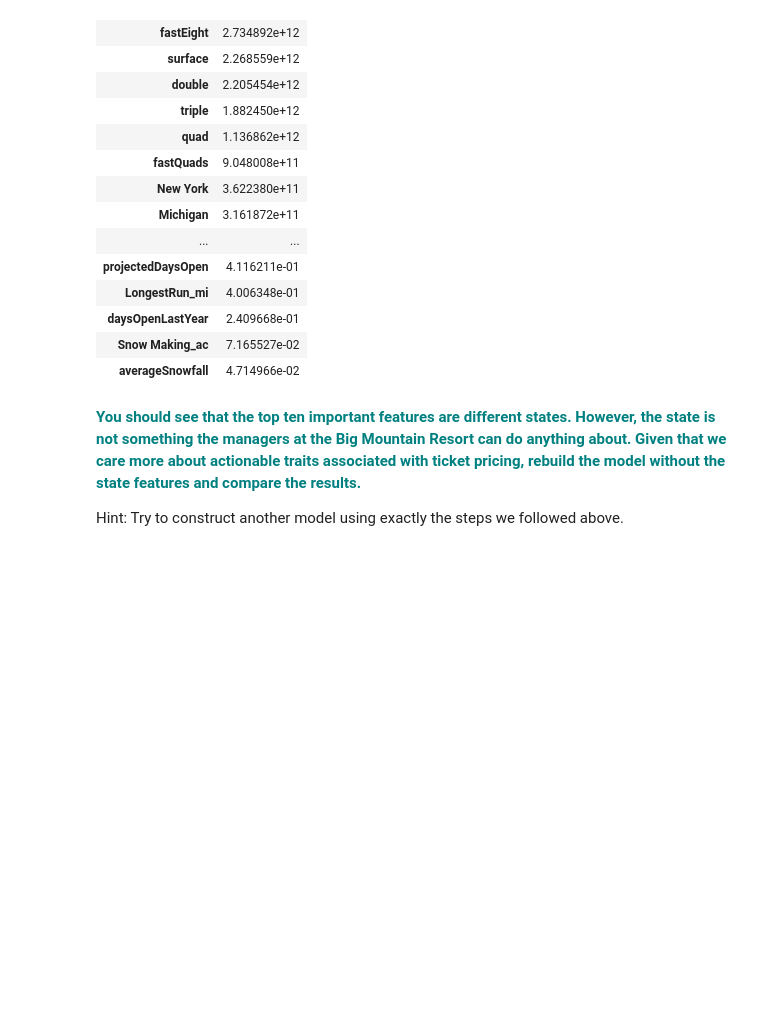
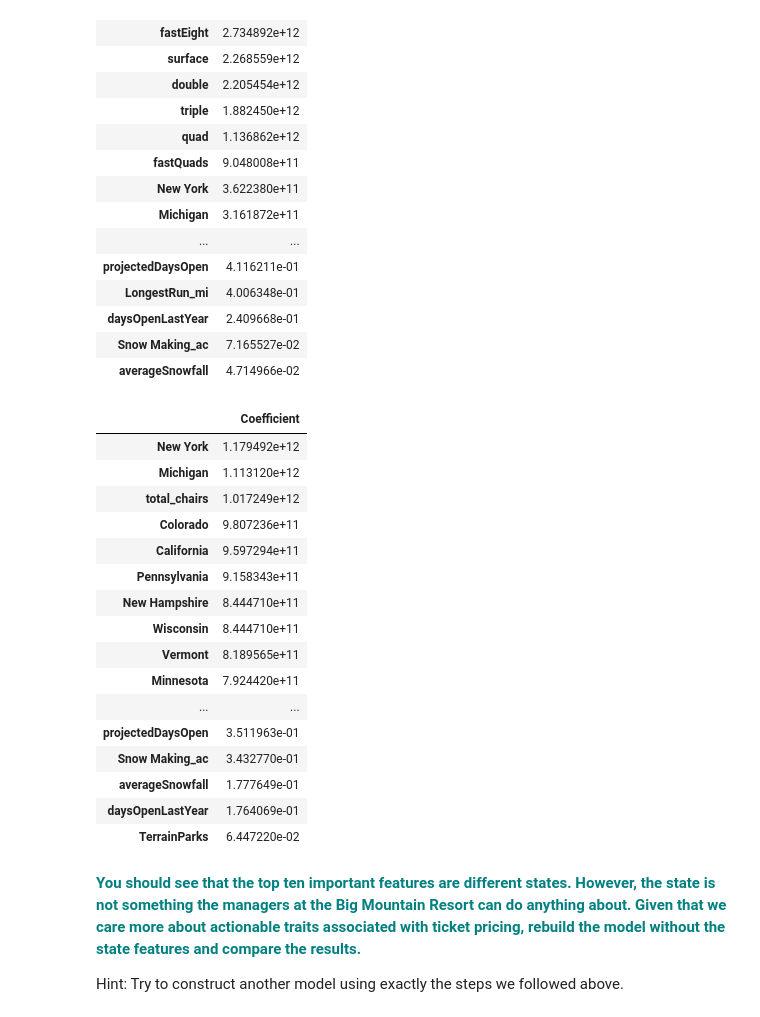
Before and after one commit to gvarg75/Springboard, a Jupyter notebook: Capstone/guided_capstone/jupyter_notebook/GuidedCapstoneStep4 and step5HL.ipynb, the cells around one changed output. Drawn from its saved outputs; the diff is of its cells as text; code cells hidden in the pictures; blank space fills up the shorter version.

```diff
--- a/Capstone/guided_capstone/jupyter_notebook/GuidedCapstoneStep4 and step5HL.ipynb
+++ b/Capstone/guided_capstone/jupyter_notebook/GuidedCapstoneStep4 and step5HL.ipynb
@@ -294,6 +299,27 @@ coef.sort_values('Coefficient', ascending=False)
 | daysOpenLastYear | 2.409668e-01 |
 | Snow Making_ac | 7.165527e-02 |
 | averageSnowfall | 4.714966e-02 |
+# %%
+coefski = pd.DataFrame(abs(lmski.coef_), Xski.columns, columns=['Coefficient'])
+coefski.sort_values('Coefficient', ascending=False)
+# %% [output]
+|  | Coefficient |
+| New York | 1.179492e+12 |
+| Michigan | 1.113120e+12 |
+| total_chairs | 1.017249e+12 |
+| Colorado | 9.807236e+11 |
+| California | 9.597294e+11 |
+| Pennsylvania | 9.158343e+11 |
+| New Hampshire | 8.444710e+11 |
+| Wisconsin | 8.444710e+11 |
+| Vermont | 8.189565e+11 |
+| Minnesota | 7.924420e+11 |
+| ... | ... |
+| projectedDaysOpen | 3.511963e-01 |
+| Snow Making_ac | 3.432770e-01 |
+| averageSnowfall | 1.777649e-01 |
+| daysOpenLastYear | 1.764069e-01 |
+| TerrainParks | 6.447220e-02 |
 # %% [markdown]
 **<font color='teal'>You should see that the top ten important features are different states. However, the state is not something the managers at the Big Mountain Resort can do anything about. Given that we care more about actionable traits associated with ticket pricing, rebuild the model without the state features and compare the results. </font>**
 
```
Also changed, not shown: parts of 1 cell of this notebook.
